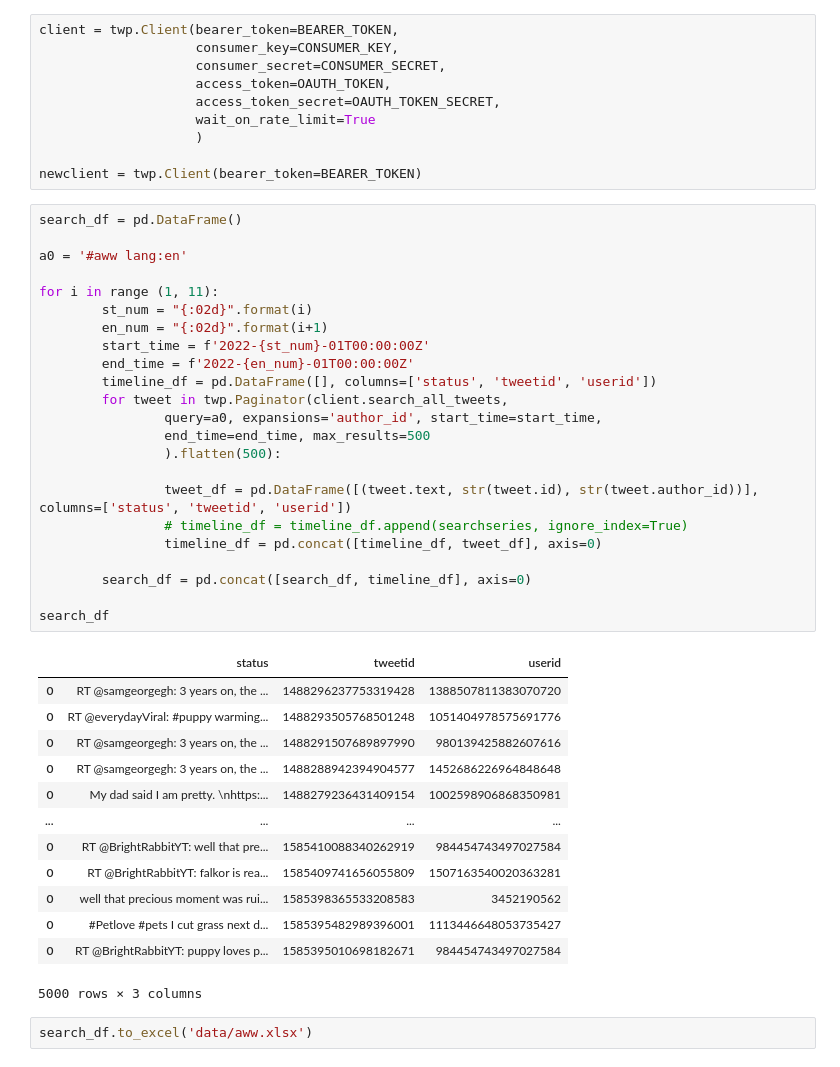
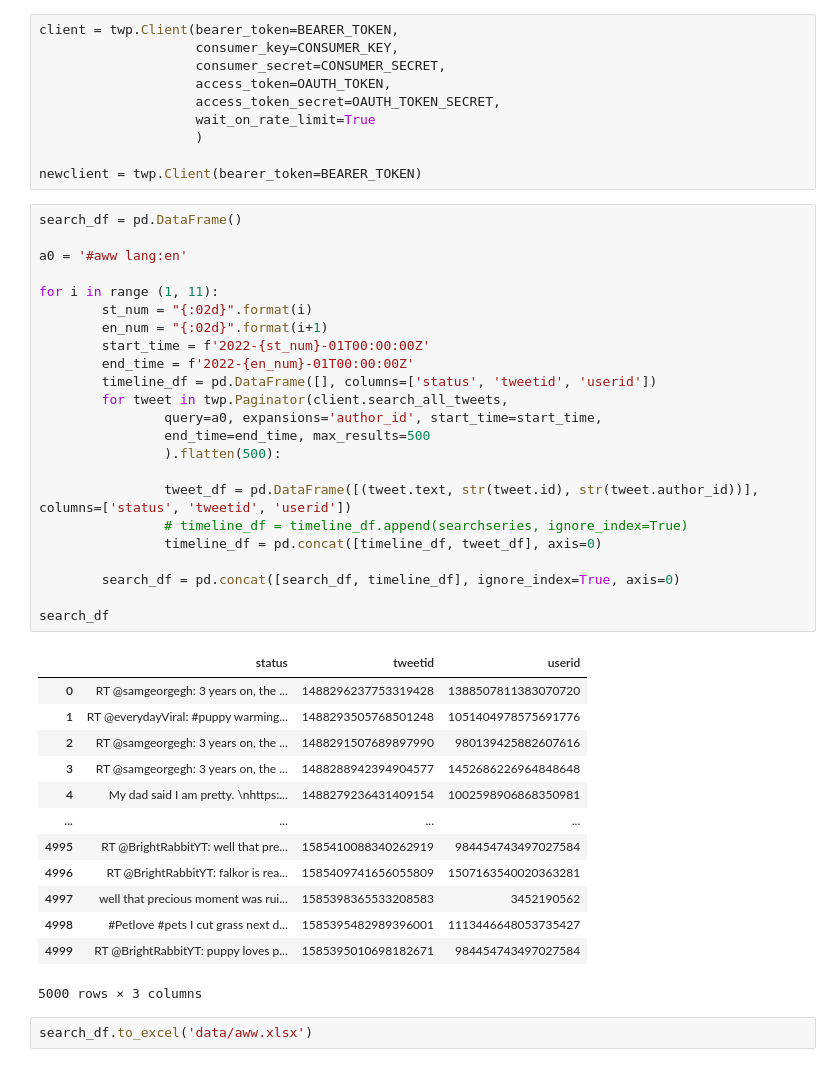
Before and after one commit to mbransons/DataFundamentalsCourse, a Jupyter notebook: assignments/assignment8.ipynb, the cells around one changed output. Drawn from its saved outputs; the diff is of its cells as text.

```diff
--- a/assignments/assignment8.ipynb
+++ b/assignments/assignment8.ipynb
@@ -111,39 +111,39 @@ newclient = twp.Client(bearer_token=BEARER_TOKEN)
 # %%
 search_df = pd.DataFrame()
 
 a0 = '#aww lang:en'
 
 for i in range (1, 11):
         st_num = "{:02d}".format(i)
         en_num = "{:02d}".format(i+1)
         start_time = f'2022-{st_num}-01T00:00:00Z'
         end_time = f'2022-{en_num}-01T00:00:00Z'
         timeline_df = pd.DataFrame([], columns=['status', 'tweetid', 'userid'])
         for tweet in twp.Paginator(client.search_all_tweets,
                 query=a0, expansions='author_id', start_time=start_time,
                 end_time=end_time, max_results=500
                 ).flatten(500):
 
                 tweet_df = pd.DataFrame([(tweet.text, str(tweet.id), str(tweet.author_id))], columns=['status', 'tweetid', 'userid'])
                 # timeline_df = timeline_df.append(searchseries, ignore_index=True)
                 timeline_df = pd.concat([timeline_df, tweet_df], axis=0)
 
-        search_df = pd.concat([search_df, timeline_df], axis=0)
+        search_df = pd.concat([search_df, timeline_df], ignore_index=True, axis=0)
 
 search_df
 # %% [output]
 |  | status | tweetid | userid |
 | 0 | RT @samgeorgegh: 3 years on, the ... | 1488296237753319428 | 1388507811383070720 |
-| 0 | RT @everydayViral: #puppy warming... | 1488293505768501248 | 1051404978575691776 |
-| 0 | RT @samgeorgegh: 3 years on, the ... | 1488291507689897990 | 980139425882607616 |
-| 0 | RT @samgeorgegh: 3 years on, the ... | 1488288942394904577 | 1452686226964848648 |
-| 0 | My dad said I am pretty. \nhttps:... | 1488279236431409154 | 1002598906868350981 |
+| 1 | RT @everydayViral: #puppy warming... | 1488293505768501248 | 1051404978575691776 |
+| 2 | RT @samgeorgegh: 3 years on, the ... | 1488291507689897990 | 980139425882607616 |
+| 3 | RT @samgeorgegh: 3 years on, the ... | 1488288942394904577 | 1452686226964848648 |
+| 4 | My dad said I am pretty. \nhttps:... | 1488279236431409154 | 1002598906868350981 |
 | ... | ... | ... | ... |
-| 0 | RT @BrightRabbitYT: well that pre... | 1585410088340262919 | 984454743497027584 |
-| 0 | RT @BrightRabbitYT: falkor is rea... | 1585409741656055809 | 1507163540020363281 |
-| 0 | well that precious moment was rui... | 1585398365533208583 | 3452190562 |
-| 0 | #Petlove #pets I cut grass next d... | 1585395482989396001 | 1113446648053735427 |
-| 0 | RT @BrightRabbitYT: puppy loves p... | 1585395010698182671 | 984454743497027584 |
+| 4995 | RT @BrightRabbitYT: well that pre... | 1585410088340262919 | 984454743497027584 |
+| 4996 | RT @BrightRabbitYT: falkor is rea... | 1585409741656055809 | 1507163540020363281 |
+| 4997 | well that precious moment was rui... | 1585398365533208583 | 3452190562 |
+| 4998 | #Petlove #pets I cut grass next d... | 1585395482989396001 | 1113446648053735427 |
+| 4999 | RT @BrightRabbitYT: puppy loves p... | 1585395010698182671 | 984454743497027584 |
 5000 rows × 3 columns
 # %%
 search_df.to_excel('data/aww.xlsx')
```
Also changed, not shown: parts of 2 cells of this notebook.
